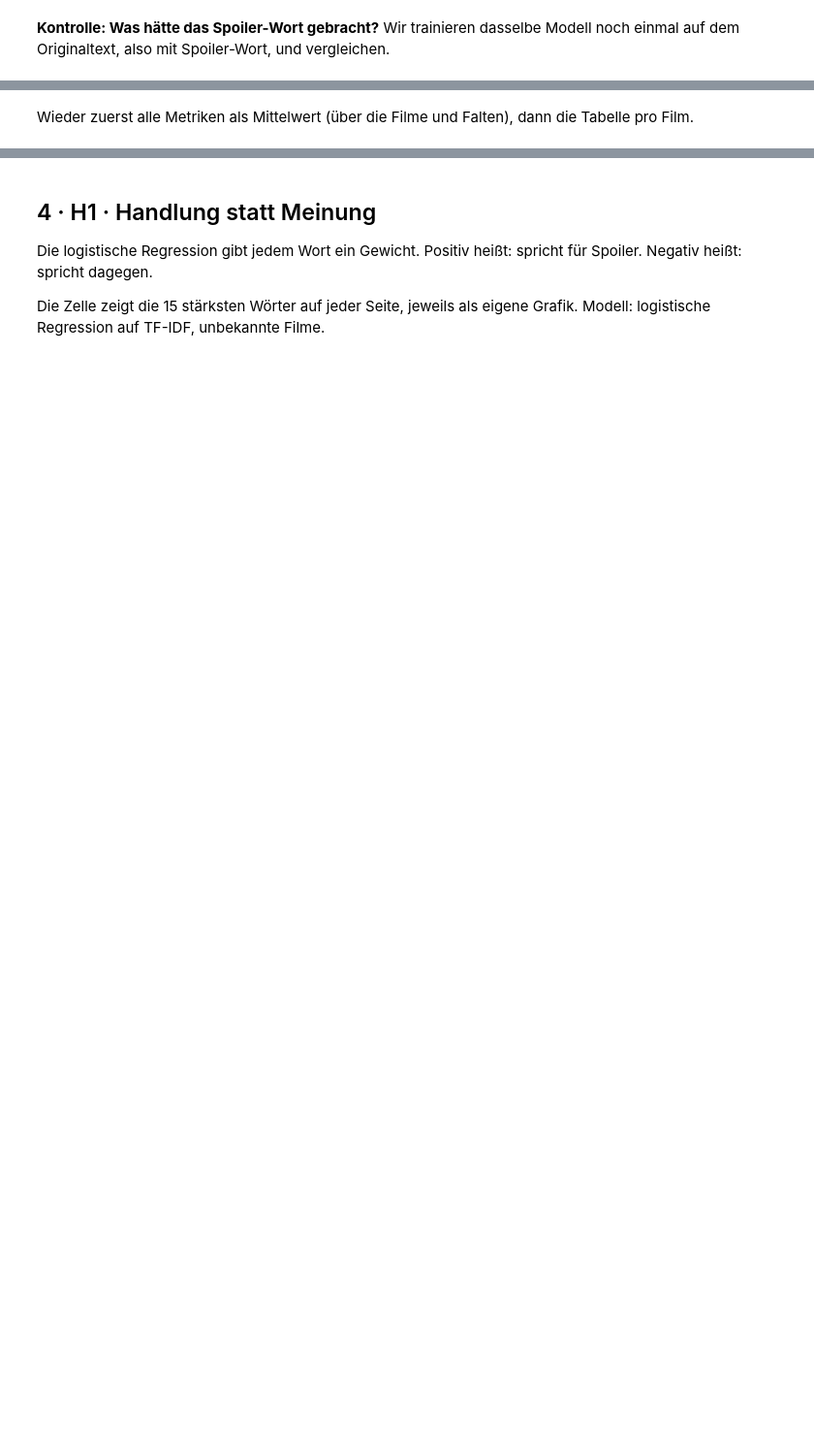
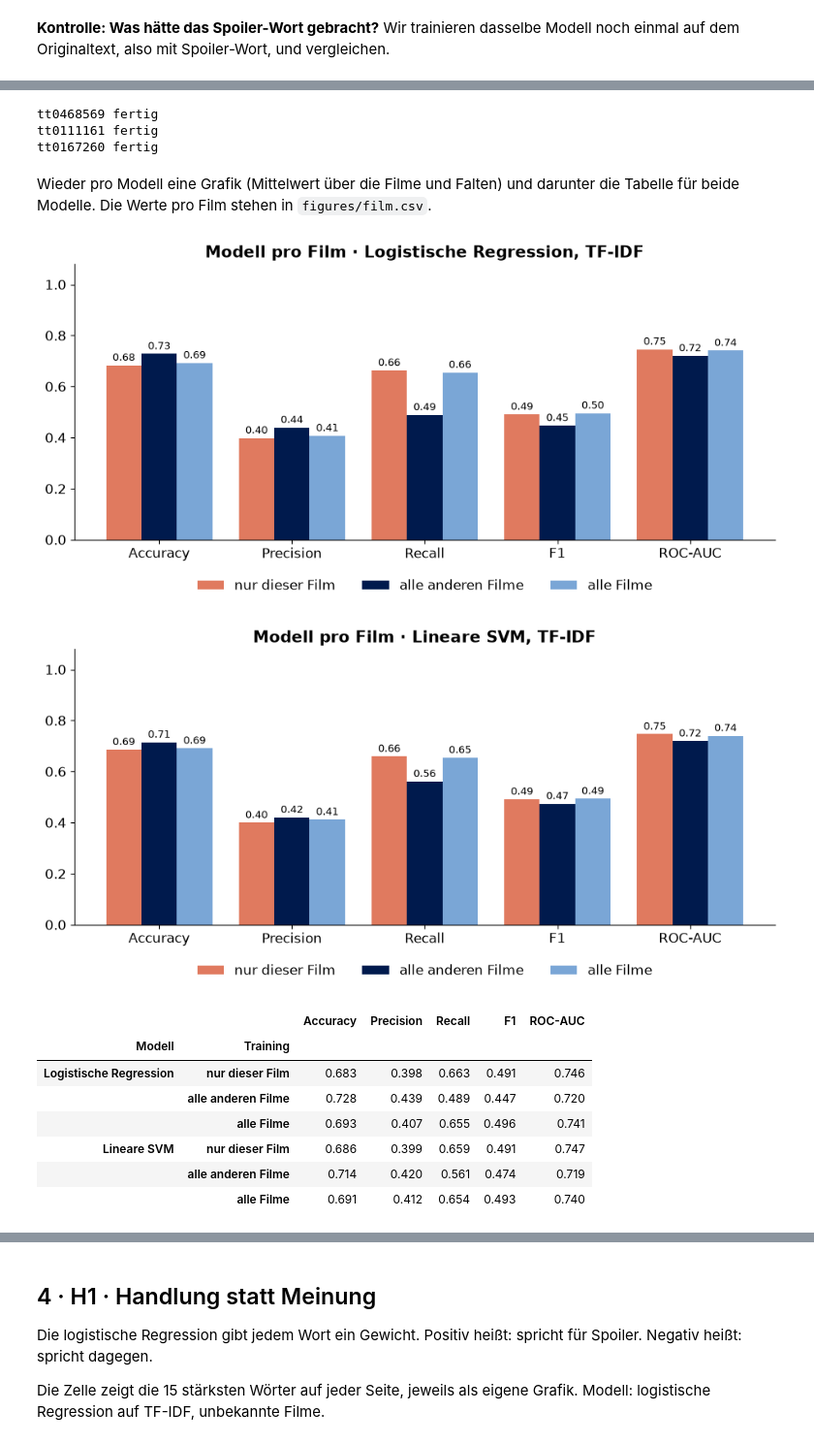
Before and after one commit to Torxanic/anlp-movie-review-spoiler-recognition, a Jupyter notebook: Gruppe_f/code/spoiler_erkennung.ipynb, the cells around one changed output, grey strips where cells are left out. Shown at 97% size. Drawn from its saved outputs; the diff is of its cells as text; code cells hidden in the pictures; blank space fills up the shorter version.

```diff
--- a/Gruppe_f/code/spoiler_erkennung.ipynb
+++ b/Gruppe_f/code/spoiler_erkennung.ipynb
@@ -595,38 +726,65 @@ for movie_id in big_films:
     film = reviews[reviews["movie_id"] == movie_id].copy()
     film["text"] = remove_spoiler_word(film["review_text"])
 
+    # 20.000 Rezensionen anderer Filme, nach Film in Training und Validierung geteilt
     others = sample[sample["movie_id"] != movie_id]
     general = others.sample(min(20_000, len(others)), random_state=SEED)
+    i_train, i_val = next(GroupShuffleSplit(1, test_size=0.15, random_state=SEED)
+                          .split(general, groups=general["movie_id"]))
+    general_train, general_val = general.iloc[i_train], general.iloc[i_val]
+    unknown = {m: tune(general_train, general_val, m) for m in BEST_MODELS}
 
     folds = StratifiedKFold(5, shuffle=True, random_state=SEED)
     for fold, (i_fit, i_check) in enumerate(folds.split(film, film["label"])):
-        fit, check = film.iloc[i_fit], film.iloc[i_check]
-        variants = {"nur dieser Film": fit,
-                    "alle anderen Filme": general,
-                    "alle Filme": pd.concat([general, fit])}
-        for name, train_data in variants.items():
-            film_rows.append({"Gruppe": movie_id, "Falte": fold, "Training": name,
-                              **train_and_test(train_data, check, "text")})
+        check = film.iloc[i_check]          # Test dieser Falte
+        fit, fit_val = train_test_split(film.iloc[i_fit], test_size=0.15,
+                                        stratify=film.iloc[i_fit]["label"], random_state=SEED)
+        for model_name in BEST_MODELS:
+            results_fold = {
+                "nur dieser Film": evaluate(tune(fit, fit_val, model_name), check),
+                "alle anderen Filme": evaluate(unknown[model_name], check),
+                "alle Filme": evaluate(tune(pd.concat([general_train, fit]), fit_val, model_name), check)}
+            for name, result in results_fold.items():
+                film_rows.append({"Gruppe": movie_id, "Falte": fold, "Modell": model_name,
+                                  "Training": name, **result})
     print(f"{movie_id} fertig")
 
 film_result = pd.DataFrame(film_rows)
 if len(film_result) == 0:
     print("Übersprungen: In den Beispieldaten hat kein Film genug Rezensionen.")
+# %% [output]
+tt0468569 fertig
+tt0111161 fertig
+tt0167260 fertig
 # %% [markdown]
-Wieder zuerst alle Metriken als Mittelwert (über die Filme und Falten), dann die Tabelle pro Film.
+Wieder pro Modell eine Grafik (Mittelwert über die Filme und Falten) und darunter die Tabelle für beide Modelle. Die Werte pro Film stehen in `figures/film.csv`.
 # %%
 if len(film_result) > 0:
-    film_mean = film_result.groupby("Training", sort=False)[METRICS].mean()
+    film_mean = film_result.groupby(["Modell", "Training"], sort=False)[METRICS].mean()
 
-    fig = metric_bars({name: film_mean.loc[name] for name in film_mean.index}, [RED, BLUE, LIGHT],
-                      "Modell pro Film · logistische Regression, TF-IDF")
-    show(fig, "11_film_metriken")
+    for model_name in BEST_MODELS:
+        values = film_mean.loc[model_name]
+        fig = metric_bars({name: values.loc[name] for name in values.index}, [RED, BLUE, LIGHT],
+                          f"Modell pro Film · {model_name}, TF-IDF")
+        show(fig, f"11_film_{file_part(model_name)}")
 
-    film_table = (film_result.groupby(["Gruppe", "Training"], sort=False)[METRICS].mean()
-                  .rename_axis(["Film", "Training"]))
-    film_table.to_csv(FIG_DIR / "film.csv")
-    display(film_table)
+    film_mean.to_csv(FIG_DIR / "film_mittel.csv")
+    (film_result.groupby(["Gruppe", "Modell", "Training"], sort=False)[METRICS].mean()
+     .rename_axis(["Film", "Modell", "Training"]).to_csv(FIG_DIR / "film.csv"))
+    display(film_mean.round(3))
 
-    for name in film_mean.index:
-        messwerte[f"3 · F1, Training „{name}“"] = f"{film_mean.at[name, 'F1']:.3f}"
-        messwerte[f"3 · ROC-AUC, Training „{name}“"] = f"{film_mean.at[name, 'ROC-AUC']:.3f}"
+    for name in ["nur dieser Film", "alle anderen Filme", "alle Filme"]:
+        row = film_mean.loc[("Logistische Regression", name)]
+        messwerte[f"3 · F1, Training „{name}“ (LogReg)"] = f"{row['F1']:.3f}"
+        messwerte[f"3 · ROC-AUC, Training „{name}“ (LogReg)"] = f"{row['ROC-AUC']:.3f}"
+# %% [output]
+[figure, added]
+[figure, added]
+|  |  | Accuracy | Precision | Recall | F1 | ROC-AUC |
+| Modell | Training |  |  |  |  |  |
+| Logistische Regression | nur dieser Film | 0.683 | 0.398 | 0.663 | 0.491 | 0.746 |
+|  | alle anderen Filme | 0.728 | 0.439 | 0.489 | 0.447 | 0.720 |
+|  | alle Filme | 0.693 | 0.407 | 0.655 | 0.496 | 0.741 |
+| Lineare SVM | nur dieser Film | 0.686 | 0.399 | 0.659 | 0.491 | 0.747 |
+|  | alle anderen Filme | 0.714 | 0.420 | 0.561 | 0.474 | 0.719 |
+|  | alle Filme | 0.691 | 0.412 | 0.654 | 0.493 | 0.740 |
```
Also changed, not shown: parts of 40 cells of this notebook, 3 other files.
